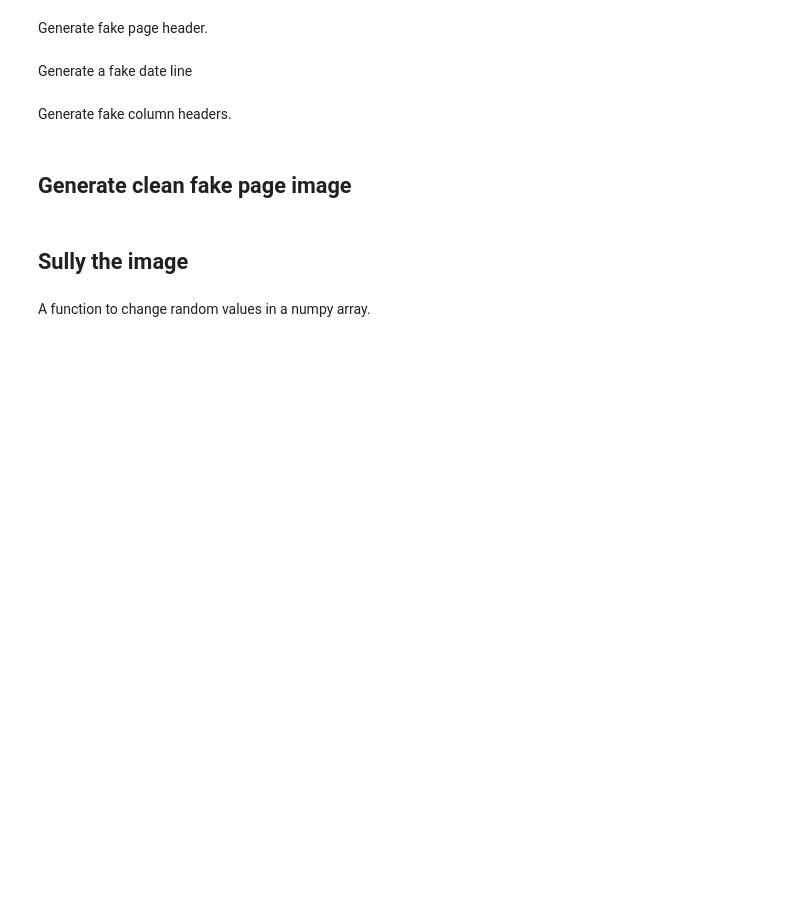
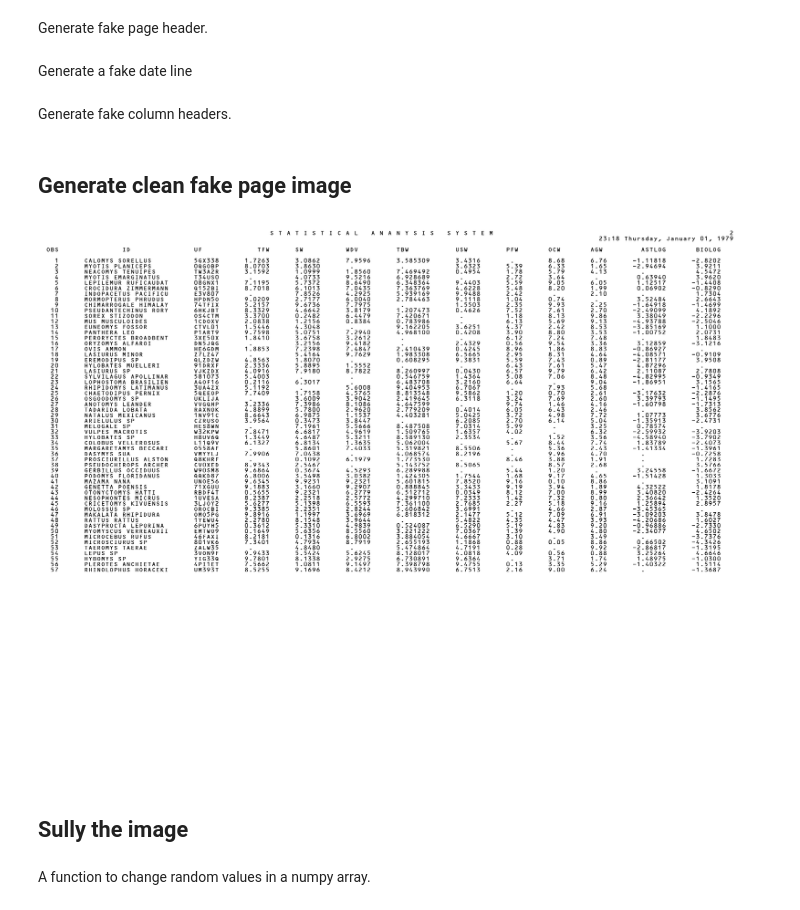
Before and after one commit to rafelafrance/allometry_data, a Jupyter notebook: notebooks/01_fake_tables.ipynb, the cells around one changed output. Saved outputs shown, nothing was run; the diff lists cells and outputs as text; code cells hidden in the pictures; blank space fills up the shorter version.

Commit message:
Add fonts

```diff
--- a/notebooks/01_fake_tables.ipynb
+++ b/notebooks/01_fake_tables.ipynb
@@ -41,7 +41,7 @@ The UF ID is just a string of letters and digits between 5 and 6 characters long
 uf_chars = string.ascii_uppercase + string.digits
 
 
-def fake_uf(i, width=6):
+def fake_uf(width=6):
     length = randint(5, width)
     uf = [choice(uf_chars) for i in range(length + 1)]
     uf = ''.join(uf)
@@ -59,7 +59,7 @@ before_neg = 3  # sign + before digits + point
 before_pos = 2  # before digits + point
 
 
-def fake_float(i, after=4, neg=False):
+def fake_float(after=4, neg=False):
     num = random() * high
     num = num if not neg else (num - sub)
 
@@ -71,6 +71,8 @@ def fake_float(i, after=4, neg=False):
         na = f' .{" " * after}'
 
     formatted = formatter.format(num)
+
+    # How missing numbers are reported
     if random() < 0.1:
         formatted = na
 
@@ -241,15 +137,31 @@ date = date.strftime('%H:%M %A, %B %m, %Y')
 date_line = date.rjust(line_len + 3) + '\n'
 # %% [markdown]
 Generate fake column headers.
+# %%
+columns = {
+    'OBS': {'width': 3, 'just': 'left'},
+    'ID': {'width': 20, 'just': 'center'},
+    'UF': {'width': 6, 'just': 'left'},
+    'TFW': {'width': 6, 'just': 'right'},
+    'SW': {'width': 6, 'just': 'left'},
+    'WDV': {'width': 6, 'just': 'left'},
+    'TBW': {'width': 8, 'just': 'left'},
+    'USW': {'width': 6, 'just': 'left'},
+    'PFW': {'width': 4, 'just': 'left'},
+    'OCW': {'width': 4, 'just': 'left'},
+    'AGW': {'width': 4, 'just': 'left'},
+    'ASTLOG': {'width': 8, 'just': 'right'},
+    'BIOLOG': {'width': 7, 'just': 'right'},
+}
 # %%
 headers = []
-for col in columns:
-    name = col['name']
-    width = col['width']
+for name, data in columns.items():
+    width = data['width']
+    just = data['just']
 
-    if col['just'] == 'center':
+    if just == 'center':
         header = name.center(width)
-    elif col['just'] == 'right':
+    elif just == 'right':
         header = name.rjust(width)
     else:
         header = name.ljust(width)
@@ -265,18 +178,20 @@ page = '\n'.join(page) + '\n'
 # %%
 width = 4500
 height = 3400
 
-font = ImageFont.truetype('/home/rafe/.local/share/fonts/OCRB Regular.ttf', 36)
+font = ImageFont.truetype('../fonts/OCRB Regular.ttf', 36)
 
 image = Image.new(mode='L', size=(width, height), color='white')
 
 draw = ImageDraw.Draw(image)
 
 draw.text((50, 50), page, font=font, fill='black')
 
 image.save(CLEAN_DIR / 'test.jpg', 'JPEG')
 
-# display(image)
+display(image)
+# %% [output]
+[figure, added]
 # %% [markdown]
 ## Sully the image
 # %% [markdown]
```
Also changed, not shown: parts of 7 cells of this notebook, 31 other files.
